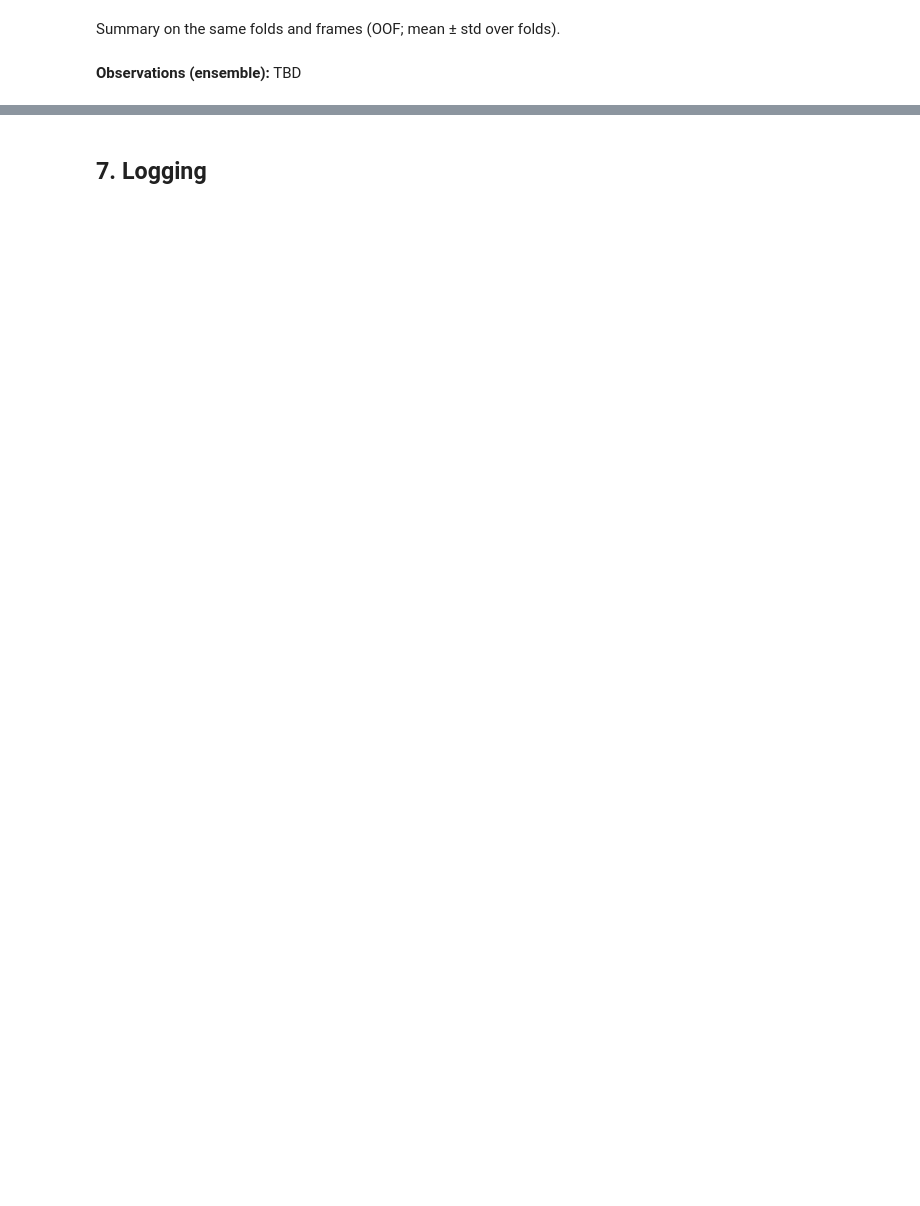
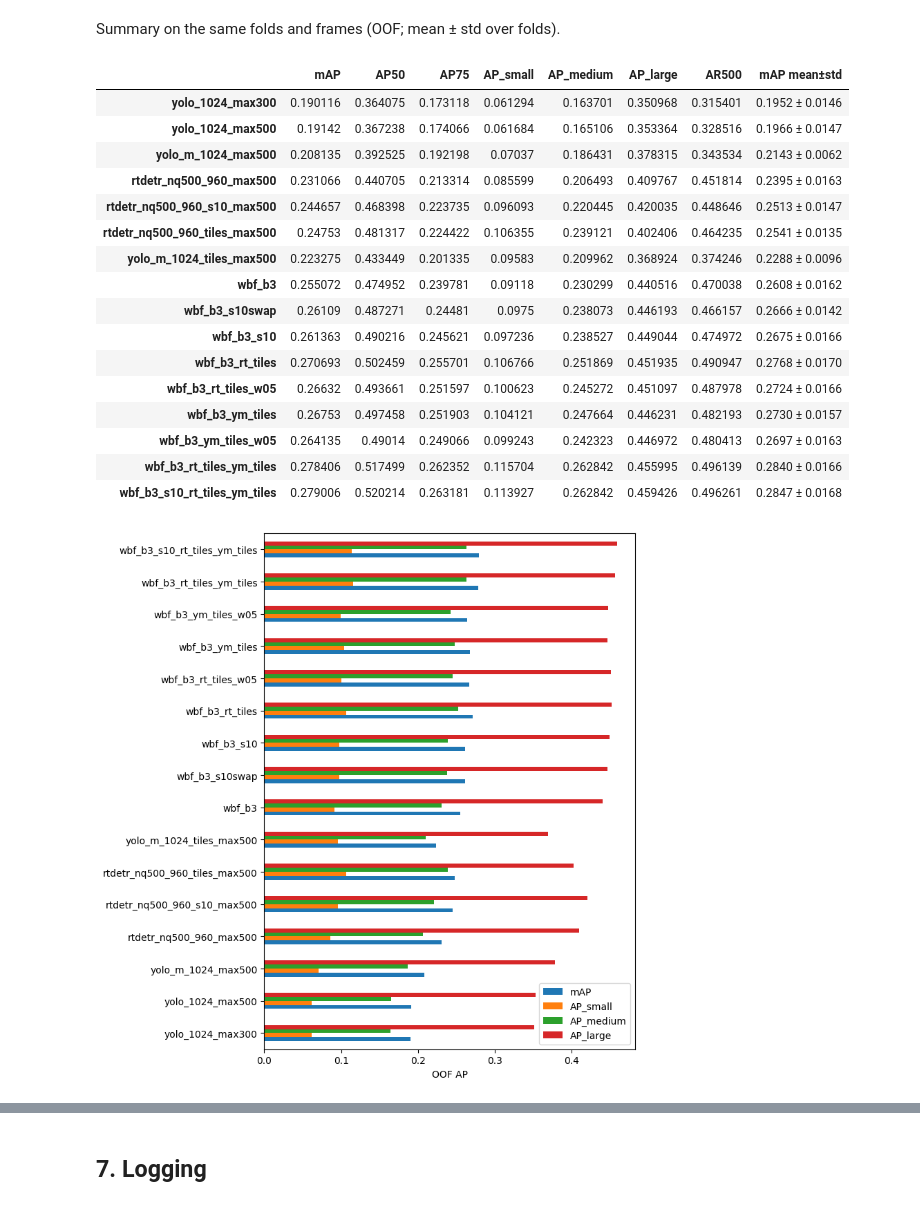
Before and after one commit to KaplyshOlha/hw-2, a Jupyter notebook: notebooks/06_ensemble.ipynb, the cells around one changed output, grey strips where cells are left out. Saved outputs shown, nothing was run; the diff lists cells and outputs as text; code cells hidden in the pictures; blank space fills up the shorter version.

```diff
--- a/notebooks/06_ensemble.ipynb
+++ b/notebooks/06_ensemble.ipynb
@@ -183,0 +292,34 @@ if MODE == "tune":
+# %%
+B3 = ["yolo_m_1024", "yolo_1024", "rtdetr_nq500_960"]
+S10 = "rtdetr_nq500_960_s10"
+SHORT = {"rtdetr_nq500_960_tiles": "rt_tiles", "rtdetr_nq500_960_i1152": "rt_i1152",
+         "yolo_m_1024_tiles": "ym_tiles", "yolo_m_1024_i1280": "ym_i1280", S10: "s10"}
+
+def candidates(avail):
+    c = {"wbf_b3": (B3, [1, 1, 1], 0.75)}
+    extra = [e for e in SHORT if e in avail and e != S10]
+    if S10 in avail:
+        c["wbf_b3_s10swap"] = (["yolo_m_1024", "yolo_1024", S10], [1, 1, 1], 0.75)
+        c["wbf_b3_s10"] = (B3 + [S10], [1, 1, 1, 1], 0.75)
+    for e in extra:
+        c[f"wbf_b3_{SHORT[e]}"] = (B3 + [e], [1, 1, 1, 1], 0.75)
+        c[f"wbf_b3_{SHORT[e]}_w05"] = (B3 + [e], [1, 1, 1, 0.5], 0.75)
+    if len(extra) > 1:
+        c["wbf_b3_" + "_".join(SHORT[e] for e in extra)] = (B3 + extra, [1] * (3 + len(extra)), 0.75)
+    if S10 in avail and extra:
+        c["wbf_b3_s10_" + "_".join(SHORT[e] for e in extra)] = (B3 + [S10] + extra, [1] * (4 + len(extra)), 0.75)
+    return c
+
+if MODE in ("tune", "all"):
+    ens = {}
+    CANDIDATES = candidates(avail)
+    print("candidates:", list(CANDIDATES))
+    for n, (members, wts, thr) in CANDIDATES.items():
+        if not all(e in avail for e in members):
+            print(f"{n}: skipped (missing {[e for e in members if e not in avail]})"); continue
+        t0 = time.time()
+        ens[n] = dict(members=members, weights=wts, iou_thr=thr, metrics=oof_metrics(fuse_oof(members, wts, thr)))
+        table[n] = ens[n]["metrics"]
+        m = ens[n]["metrics"]
+        print(f"{n:34s} OOF mAP {m.at['oof', 'mAP']:.4f} (folds {m.loc[[0, 1, 2], 'mAP'].round(4).tolist()})"
+              f"  [{(time.time() - t0) / 60:.1f} min]")
@@ -184,14 +337,31 @@ if MODE == "tune":
 # %% [markdown]
 Summary on the same folds and frames (OOF; mean ± std over folds).
 # %%
-if MODE == "tune":
+if MODE in ("tune", "all"):
     summ = pd.DataFrame({n: {**m.loc["oof", MAIN].to_dict(),
                              "mAP mean±std": f"{m.at['mean', 'mAP']:.4f} ± {m.at['std', 'mAP']:.4f}"}
                          for n, m in table.items()}).T
     display(summ)
-    fig, ax = plt.subplots(figsize=(8, 3))
+    fig, ax = plt.subplots(figsize=(8, 0.45 * len(table) + 1))
     pd.DataFrame({n: m.loc["oof", ["mAP", "AP_small", "AP_medium", "AP_large"]] for n, m in table.items()}).T \
         .plot.barh(ax=ax)
     ax.set_xlabel("OOF AP"); fig.tight_layout(); fig.savefig(IMG_DIR / "06_ensemble.png"); plt.show()
+# %% [output]
+|  | mAP | AP50 | AP75 | AP_small | AP_medium | AP_large | AR500 | mAP mean±std |
+| yolo_1024_max300 | 0.190116 | 0.364075 | 0.173118 | 0.061294 | 0.163701 | 0.350968 | 0.315401 | 0.1952 ± 0.0146 |
+| yolo_1024_max500 | 0.19142 | 0.367238 | 0.174066 | 0.061684 | 0.165106 | 0.353364 | 0.328516 | 0.1966 ± 0.0147 |
+| yolo_m_1024_max500 | 0.208135 | 0.392525 | 0.192198 | 0.07037 | 0.186431 | 0.378315 | 0.343534 | 0.2143 ± 0.0062 |
+| rtdetr_nq500_960_max500 | 0.231066 | 0.440705 | 0.213314 | 0.085599 | 0.206493 | 0.409767 | 0.451814 | 0.2395 ± 0.0163 |
+| rtdetr_nq500_960_s10_max500 | 0.244657 | 0.468398 | 0.223735 | 0.096093 | 0.220445 | 0.420035 | 0.448646 | 0.2513 ± 0.0147 |
+| rtdetr_nq500_960_tiles_max500 | 0.24753 | 0.481317 | 0.224422 | 0.106355 | 0.239121 | 0.402406 | 0.464235 | 0.2541 ± 0.0135 |
+| yolo_m_1024_tiles_max500 | 0.223275 | 0.433449 | 0.201335 | 0.09583 | 0.209962 | 0.368924 | 0.374246 | 0.2288 ± 0.0096 |
+| wbf_b3 | 0.255072 | 0.474952 | 0.239781 | 0.09118 | 0.230299 | 0.440516 | 0.470038 | 0.2608 ± 0.0162 |
+| wbf_b3_s10swap | 0.26109 | 0.487271 | 0.24481 | 0.0975 | 0.238073 | 0.446193 | 0.466157 | 0.2666 ± 0.0142 |
+| wbf_b3_s10 | 0.261363 | 0.490216 | 0.245621 | 0.097236 | 0.238527 | 0.449044 | 0.474972 | 0.2675 ± 0.0166 |
+| wbf_b3_rt_tiles | 0.270693 | 0.502459 | 0.255701 | 0.106766 | 0.251869 | 0.451935 | 0.490947 | 0.2768 ± 0.0170 |
+| wbf_b3_rt_tiles_w05 | 0.26632 | 0.493661 | 0.251597 | 0.100623 | 0.245272 | 0.451097 | 0.487978 | 0.2724 ± 0.0166 |
+| wbf_b3_ym_tiles | 0.26753 | 0.497458 | 0.251903 | 0.104121 | 0.247664 | 0.446231 | 0.482193 | 0.2730 ± 0.0157 |
+| wbf_b3_ym_tiles_w05 | 0.264135 | 0.49014 | 0.249066 | 0.099243 | 0.242323 | 0.446972 | 0.480413 | 0.2697 ± 0.0163 |
+| wbf_b3_rt_tiles_ym_tiles | 0.278406 | 0.517499 | 0.262352 | 0.115704 | 0.262842 | 0.455995 | 0.496139 | 0.2840 ± 0.0166 |
+| wbf_b3_s10_rt_tiles_ym_tiles | 0.279006 | 0.520214 | 0.263181 | 0.113927 | 0.262842 | 0.459426 | 0.496261 | 0.2847 ± 0.0168 |
+[figure, added]
-# %% [markdown]
-**Observations (ensemble):** TBD
```
Also changed, not shown: parts of 31 cells of this notebook, 4 other files.
